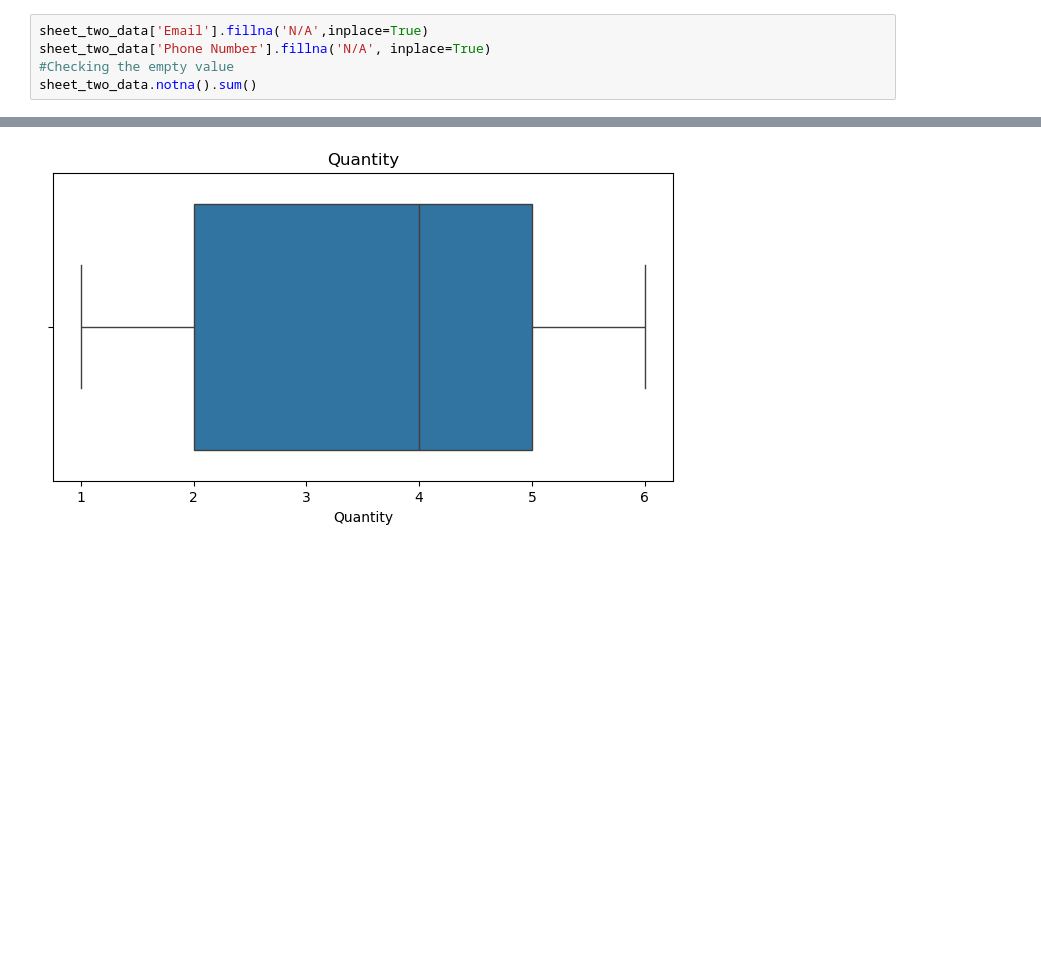
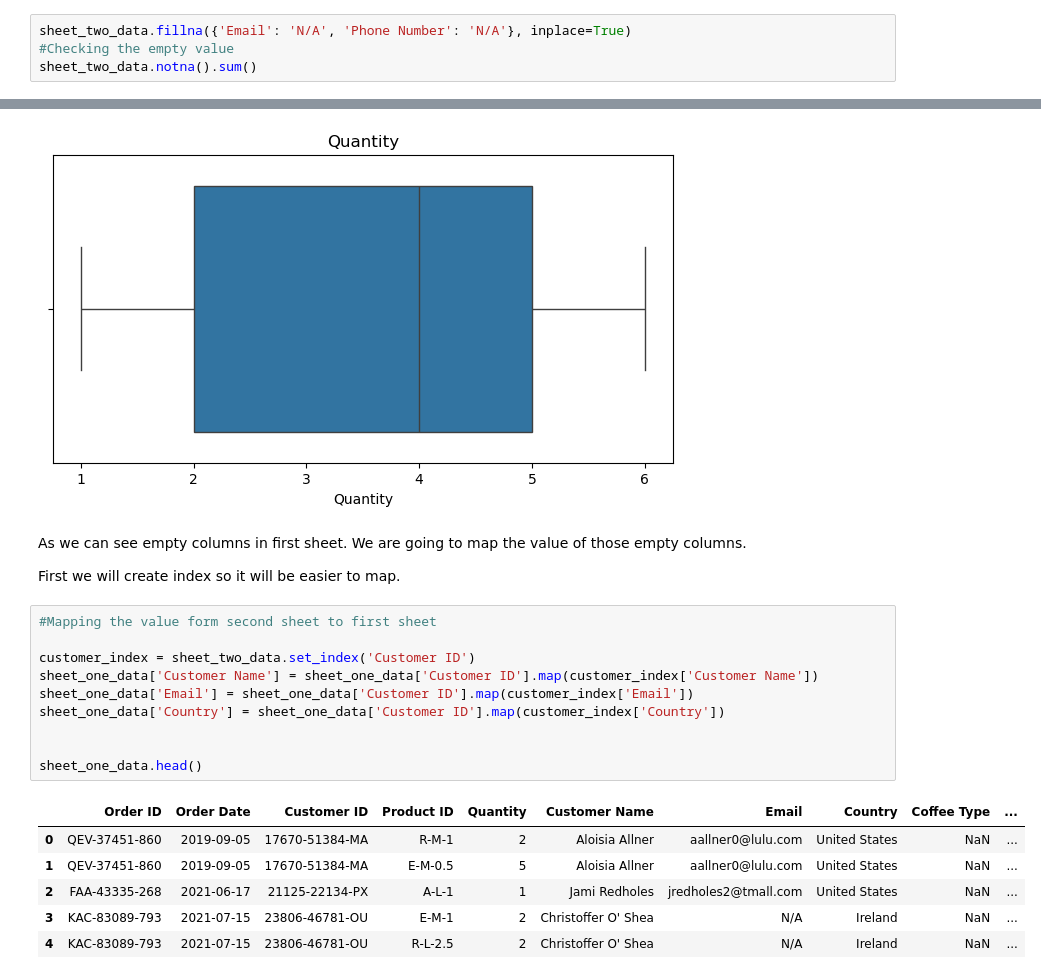
Before and after one commit to Ujjwal-kc/Data-Analysis-Certification-Task, a Jupyter notebook: main.ipynb, the cells around one changed output, grey strips where cells are left out. Saved outputs shown, nothing was run; the diff lists cells and outputs as text; blank space fills up the shorter version.

Commit message:
Cleaned data

```diff
--- a/main.ipynb
+++ b/main.ipynb
@@ -219,8 +220,7 @@ As per the first sheet it need to be filled using second and third sheets. And t
 # %% [markdown]
 Now we gonna fill empty value with N/A. Because email and phone number isn't important data in our current situation.
 # %%
-sheet_two_data['Email'].fillna('N/A',inplace=True)
-sheet_two_data['Phone Number'].fillna('N/A', inplace=True)
+sheet_two_data.fillna({'Email': 'N/A', 'Phone Number': 'N/A'}, inplace=True)
 #Checking the empty value
 sheet_two_data.notna().sum()
 # %% [output]
@@ -287,3 +287,24 @@ plt.title('Quantity')
 plt.show()
 # %% [output]
 [figure]
+# %% [markdown]
+As we can see empty columns in first sheet. We are going to map the value of those empty columns.
+
+First we will create index so it will be easier to map.
+# %%
+#Mapping the value form second sheet to first sheet
+
+customer_index = sheet_two_data.set_index('Customer ID')
+sheet_one_data['Customer Name'] = sheet_one_data['Customer ID'].map(customer_index['Customer Name'])
+sheet_one_data['Email'] = sheet_one_data['Customer ID'].map(customer_index['Email'])
+sheet_one_data['Country'] = sheet_one_data['Customer ID'].map(customer_index['Country'])
+
+
+sheet_one_data.head()
+# %% [output]
+|  | Order ID | Order Date | Customer ID | Product ID | Quantity | Customer Name | Email | Country | Coffee Type | ... |
+| 0 | QEV-37451-860 | 2019-09-05 | 17670-51384-MA | R-M-1 | 2 | Aloisia Allner | aallner0@lulu.com | United States | NaN | ... |
+| 1 | QEV-37451-860 | 2019-09-05 | 17670-51384-MA | E-M-0.5 | 5 | Aloisia Allner | aallner0@lulu.com | United States | NaN | ... |
+| 2 | FAA-43335-268 | 2021-06-17 | 21125-22134-PX | A-L-1 | 1 | Jami Redholes | jredholes2@tmall.com | United States | NaN | ... |
+| 3 | KAC-83089-793 | 2021-07-15 | 23806-46781-OU | E-M-1 | 2 | Christoffer O' Shea | N/A | Ireland | NaN | ... |
+| 4 | KAC-83089-793 | 2021-07-15 | 23806-46781-OU | R-L-2.5 | 2 | Christoffer O' Shea | N/A | Ireland | NaN | ... |
```
Also changed, not shown: parts of 10 cells of this notebook.
